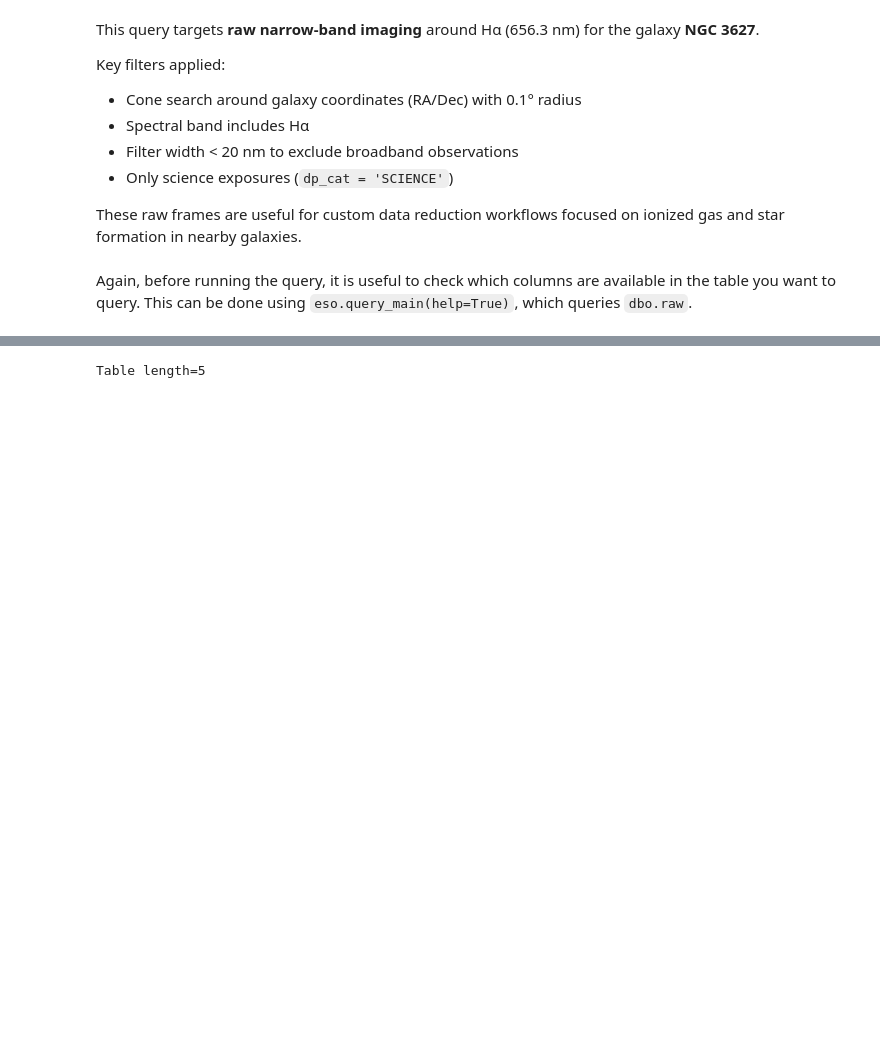
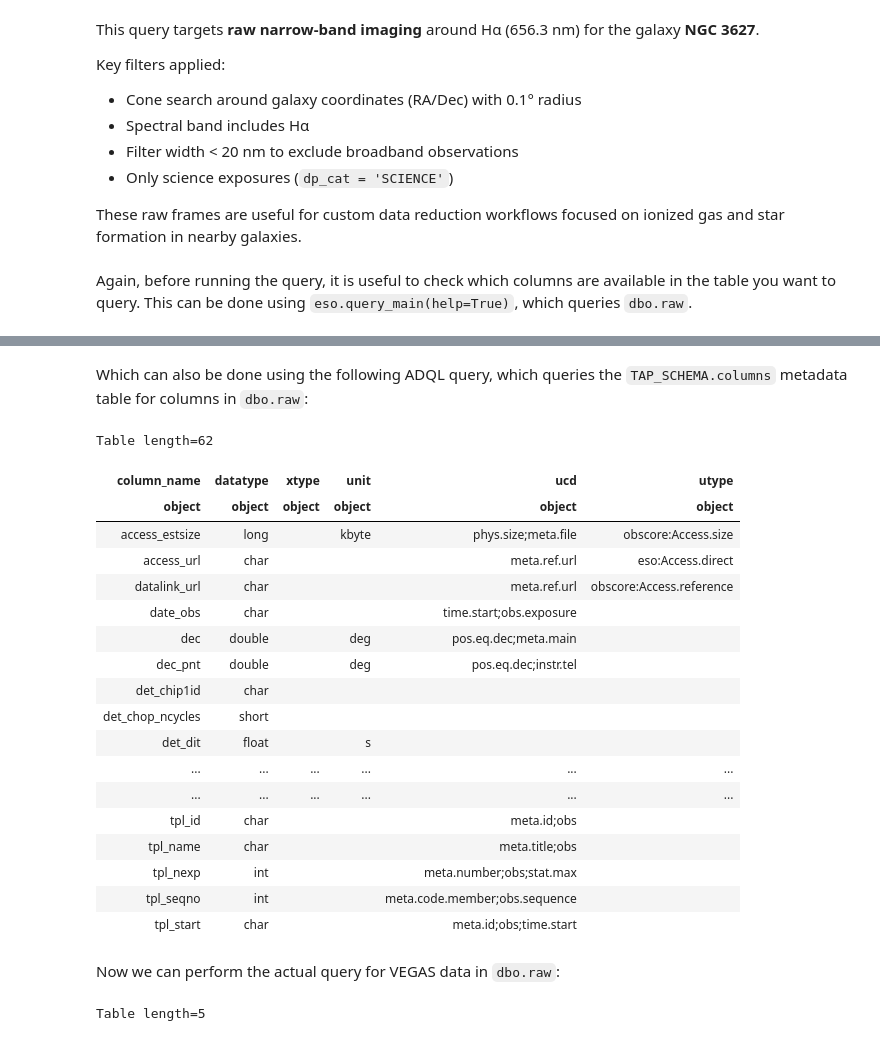
Before and after one commit to eso/astroquery_examples, a Jupyter notebook: examples/simple/06_observations_query_tap.ipynb, the cells around one changed output, grey strips where cells are left out. Saved outputs shown, nothing was run; the diff lists cells and outputs as text; code cells hidden in the pictures; blank space fills up the shorter version.

```diff
--- a/examples/simple/06_observations_query_tap.ipynb
+++ b/examples/simple/06_observations_query_tap.ipynb
@@ -134,4 +210,36 @@ Number of records present in the table dbo.raw:
  [astroquery.eso.core]
+# %% [markdown]
+Which can also be done using the following ADQL query, which queries the `TAP_SCHEMA.columns` metadata table for columns in `dbo.raw`:
+# %%
+adql_query = """
+            SELECT column_name, datatype, xtype, unit, ucd, utype
+            from TAP_SCHEMA.columns
+            where table_name='dbo.raw'
+            """
+
+eso.query_tap(adql_query)
+# %% [output]
+Table length=62
+| column_name | datatype | xtype | unit | ucd | utype |
+| object | object | object | object | object | object |
+| access_estsize | long |  | kbyte | phys.size;meta.file | obscore:Access.size |
+| access_url | char |  |  | meta.ref.url | eso:Access.direct |
+| datalink_url | char |  |  | meta.ref.url | obscore:Access.reference |
+| date_obs | char |  |  | time.start;obs.exposure |  |
+| dec | double |  | deg | pos.eq.dec;meta.main |  |
+| dec_pnt | double |  | deg | pos.eq.dec;instr.tel |  |
+| det_chip1id | char |  |  |  |  |
+| det_chop_ncycles | short |  |  |  |  |
+| det_dit | float |  | s |  |  |
+| ... | ... | ... | ... | ... | ... |
+| ... | ... | ... | ... | ... | ... |
+| tpl_id | char |  |  | meta.id;obs |  |
+| tpl_name | char |  |  | meta.title;obs |  |
+| tpl_nexp | int |  |  | meta.number;obs;stat.max |  |
+| tpl_seqno | int |  |  | meta.code.member;obs.sequence |  |
+| tpl_start | char |  |  | meta.id;obs;time.start |  |
+# %% [markdown]
+Now we can perform the actual query for VEGAS data in `dbo.raw`:
 # %%
 adql_query = f"""
             SELECT *
```
Also changed, not shown: parts of 13 cells of this notebook, 1 other file.
